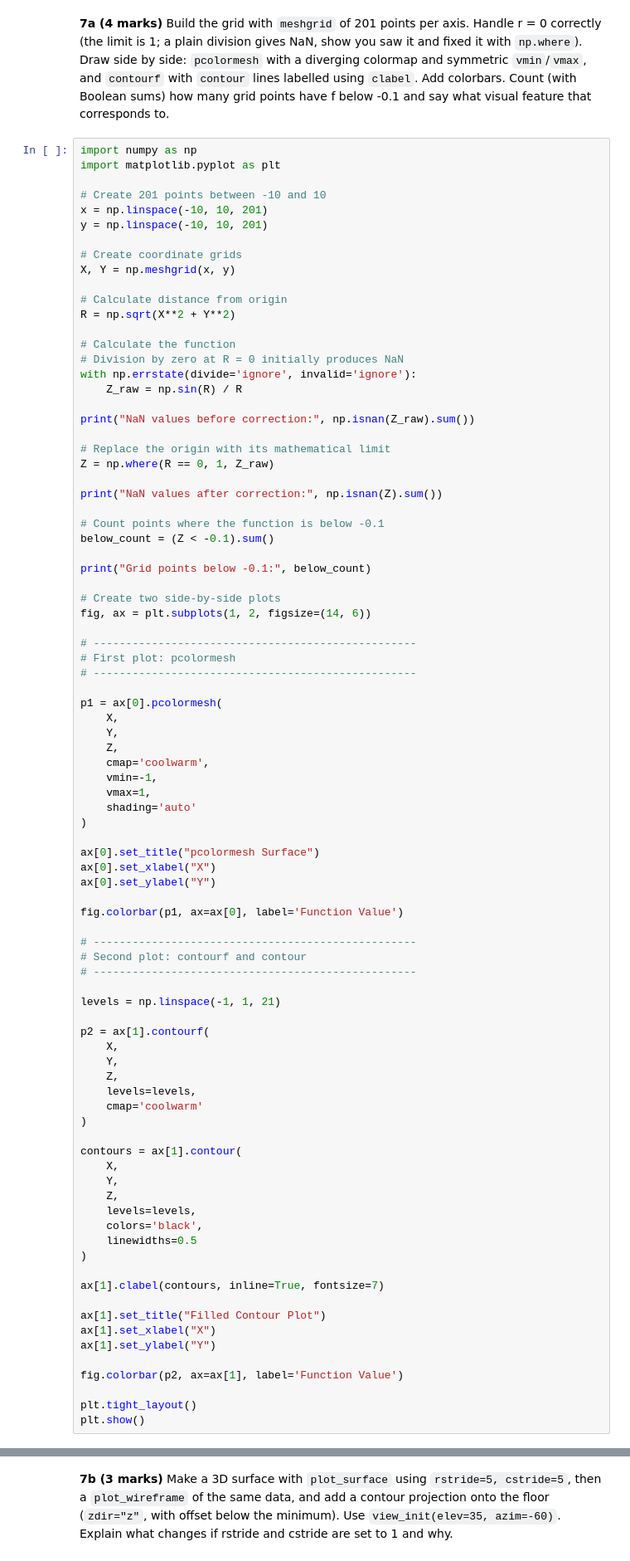
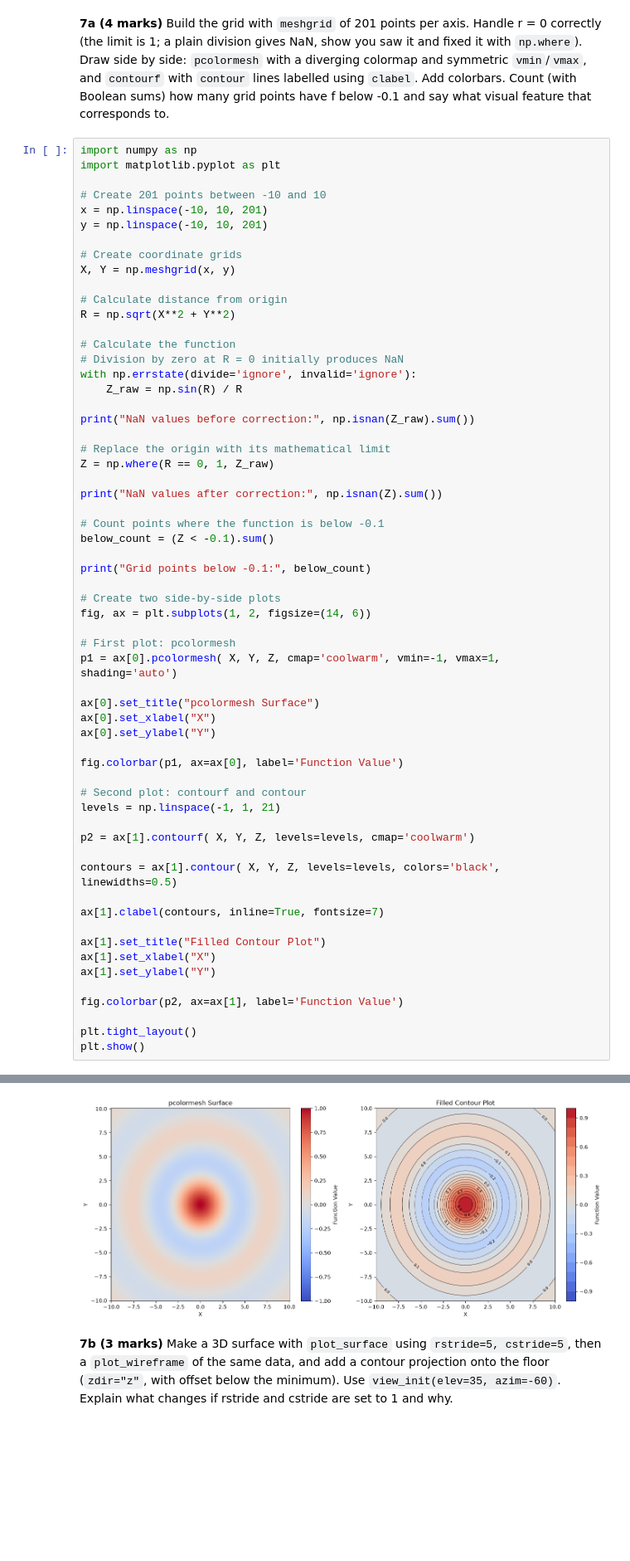
Before and after one commit to PlayerX-design/PAI-A3-25F-0099, a Jupyter notebook: Assignment3_Programming_for_AI.ipynb, the cells around one changed output, grey strips where cells are left out. Shown at 83% size. Cells and saved outputs as stored; diff of their text form; blank space fills up the shorter version.

```diff
--- a/Assignment3_Programming_for_AI.ipynb
+++ b/Assignment3_Programming_for_AI.ipynb
@@ -1195,19 +1240,8 @@ print("Grid points below -0.1:", below_count)
 # Create two side-by-side plots
 fig, ax = plt.subplots(1, 2, figsize=(14, 6))
 
-# --------------------------------------------------
 # First plot: pcolormesh
-# --------------------------------------------------
-
-p1 = ax[0].pcolormesh(
-    X,
-    Y,
-    Z,
-    cmap='coolwarm',
-    vmin=-1,
-    vmax=1,
-    shading='auto'
-)
+p1 = ax[0].pcolormesh( X, Y, Z, cmap='coolwarm', vmin=-1, vmax=1, shading='auto')
 
 ax[0].set_title("pcolormesh Surface")
 ax[0].set_xlabel("X")
@@ -1215,28 +1249,12 @@ ax[0].set_ylabel("Y")
 
 fig.colorbar(p1, ax=ax[0], label='Function Value')
 
-# --------------------------------------------------
 # Second plot: contourf and contour
-# --------------------------------------------------
-
 levels = np.linspace(-1, 1, 21)
 
-p2 = ax[1].contourf(
-    X,
-    Y,
-    Z,
-    levels=levels,
-    cmap='coolwarm'
-)
+p2 = ax[1].contourf( X, Y, Z, levels=levels, cmap='coolwarm')
 
-contours = ax[1].contour(
-    X,
-    Y,
-    Z,
-    levels=levels,
-    colors='black',
-    linewidths=0.5
-)
+contours = ax[1].contour( X, Y, Z, levels=levels, colors='black', linewidths=0.5)
 
 ax[1].clabel(contours, inline=True, fontsize=7)
 
@@ -1248,3 +1266,4 @@ fig.colorbar(p2, ax=ax[1], label='Function Value')
 
 plt.tight_layout()
 plt.show()
+# %% [output]
@@ -1251,3 +1273,4 @@ plt.show()
+[figure, added]
 # %% [markdown]
 **7b (3 marks)** Make a 3D surface with `plot_surface` using `rstride=5, cstride=5`, then a `plot_wireframe` of the same data, and add a contour projection onto the floor (`zdir="z"`, with offset below the minimum). Use `view_init(elev=35, azim=-60)`. Explain what changes if rstride and cstride are set to 1 and why.
 # %%
```
Also changed, not shown: parts of 13 cells of this notebook, 3 other files.
